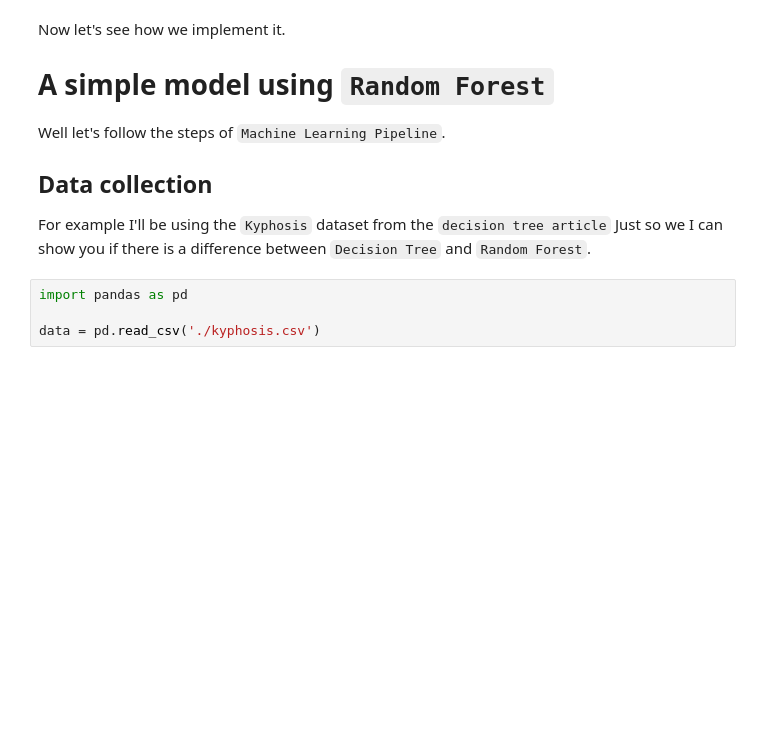
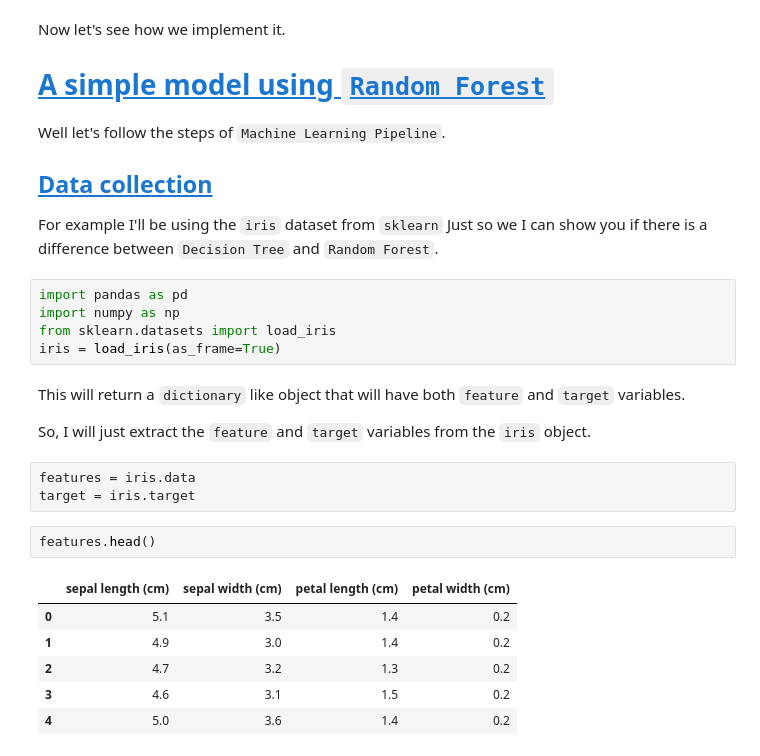
Before and after one commit to RishatTalukder/Machine-Learning-Zero-to-Hero, a Jupyter notebook: 12_Random_Forest/27_Random_Forest.ipynb, the cells around one changed output. Cells and saved outputs as stored; diff of their text form; blank space fills up the shorter version.

```diff
--- a/12_Random_Forest/27_Random_Forest.ipynb
+++ b/12_Random_Forest/27_Random_Forest.ipynb
@@ -298,14 +325,31 @@ As always we are going to use `scikit-learn` to build a `Random Forest` model. S
 # %% [markdown]
 Now let's see how we implement it.
 
-# A simple model using `Random Forest`
+# <a id='toc5_'></a>[A simple model using `Random Forest`](#toc0_)
 
 Well let's follow the steps of `Machine Learning Pipeline`.
 
-## Data collection
+## <a id='toc5_1_'></a>[Data collection](#toc0_)
 
-For example I'll be using the `Kyphosis` dataset from the `decision tree article` Just so we I can show you if there is a difference between `Decision Tree` and `Random Forest`.
+For example I'll be using the `iris` dataset from `sklearn` Just so we I can show you if there is a difference between `Decision Tree` and `Random Forest`.
 # %%
 import pandas as pd
-
-data = pd.read_csv('./kyphosis.csv')
+import numpy as np
+from sklearn.datasets import load_iris
+iris = load_iris(as_frame=True)
+# %% [markdown]
+This will return a `dictionary` like object that will have both `feature` and `target` variables.
+
+So, I will just extract the `feature` and `target` variables from the `iris` object.
+# %%
+features = iris.data
+target = iris.target
+# %%
+features.head()
+# %% [output]
+|  | sepal length (cm) | sepal width (cm) | petal length (cm) | petal width (cm) |
+| 0 | 5.1 | 3.5 | 1.4 | 0.2 |
+| 1 | 4.9 | 3.0 | 1.4 | 0.2 |
+| 2 | 4.7 | 3.2 | 1.3 | 0.2 |
+| 3 | 4.6 | 3.1 | 1.5 | 0.2 |
+| 4 | 5.0 | 3.6 | 1.4 | 0.2 |
```
Also changed, not shown: parts of 24 cells of this notebook, 1 other file.
